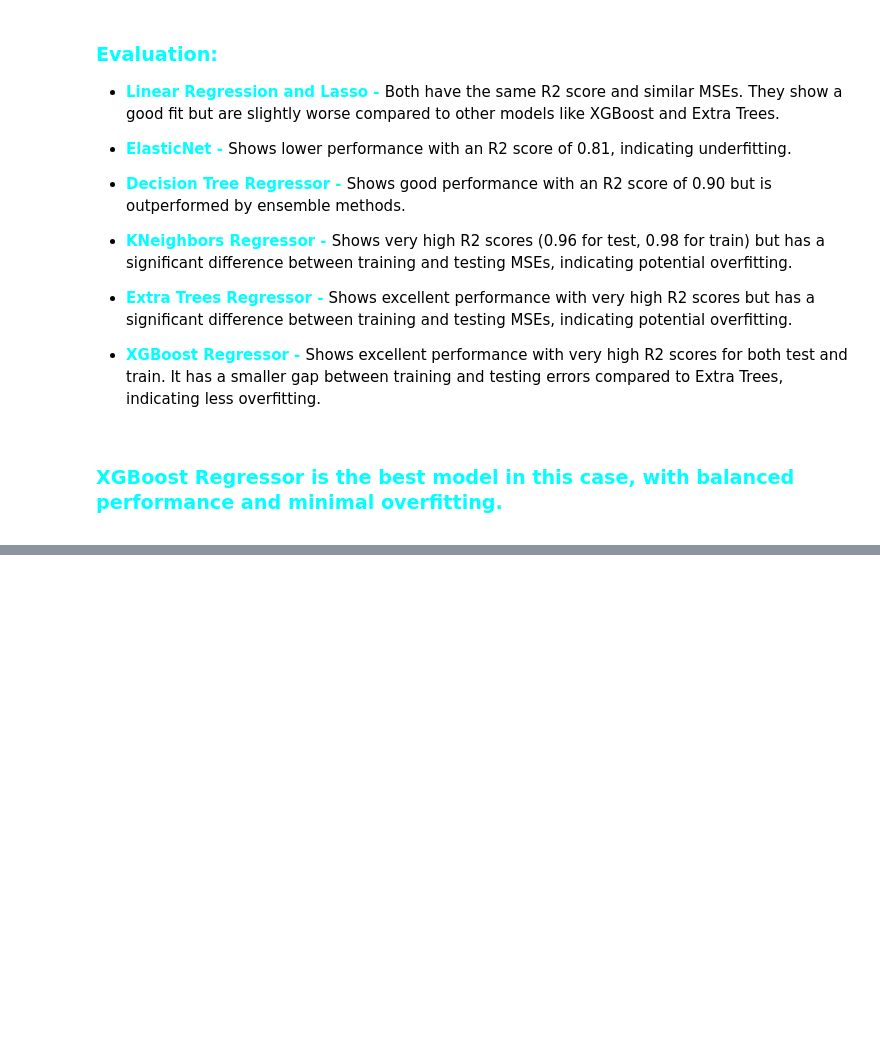
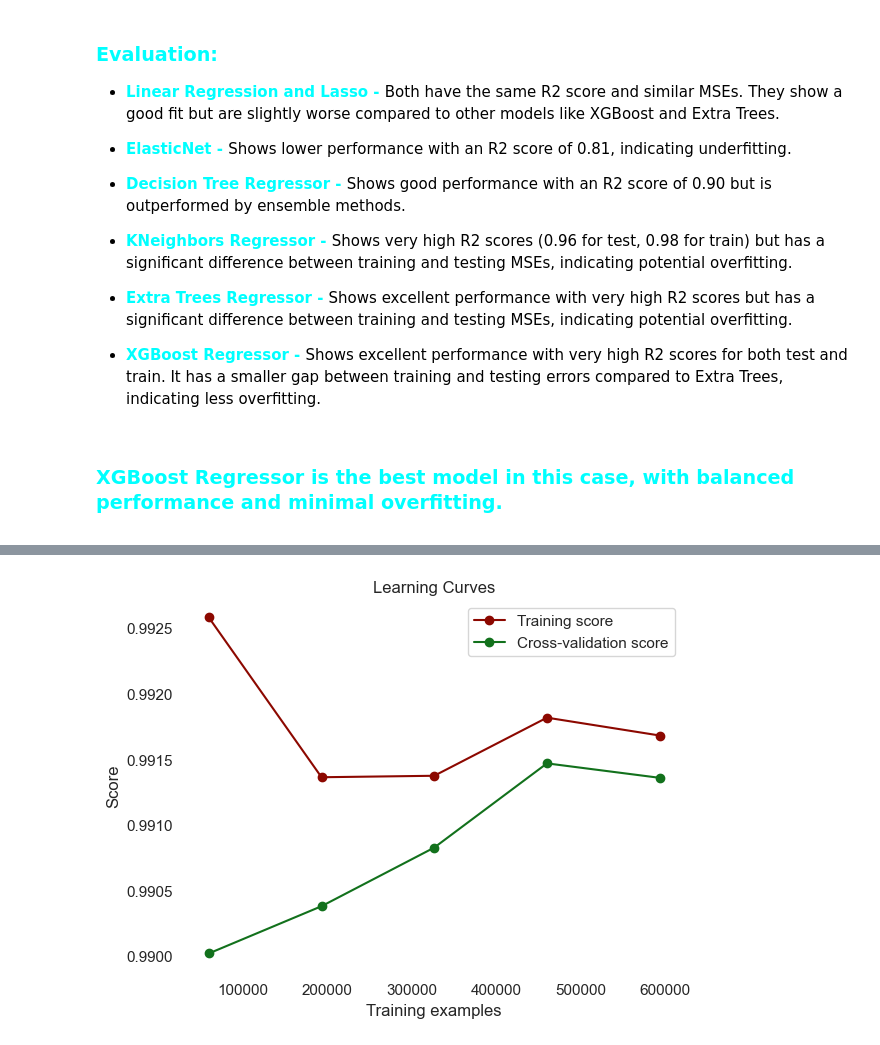
Before and after one commit to paranoid-nittix/Singapore-Resale-Flat-Prices-Predicting, a Jupyter notebook: preparing_for_modeling.ipynb, the cells around one changed output, grey strips where cells are left out. Saved outputs shown, nothing was run; the diff lists cells and outputs as text; code cells hidden in the pictures; blank space fills up the shorter version.

```diff
--- a/preparing_for_modeling.ipynb
+++ b/preparing_for_modeling.ipynb
@@ -795,7 +821,7 @@ print(f"XGB Best Score - {xgb_grid.best_score_}\n\nXGB Best Params - {xgb_grid.b
 # %%
 start_time = time.time()
 
-XGB_model = XGBRegressor(learning_rate=0.28, max_depth=8, n_estimators=400, n_jobs=-1, random_state=42,)
+XGB_model = XGBRegressor(learning_rate=.6, max_depth=5, n_jobs=-1, random_state=42, gamma=1, alpha=1)
 
 XGB_model.fit(x_train,y_train)
 
@@ -862,3 +890,19 @@ import os
 os.makedirs('pkls', exist_ok=True)
 with open(r'pkls/XGB_model.pkl', 'wb') as f:
     pickle.dump(XGB_model,f)
+# %%
+from sklearn.model_selection import learning_curve
+import matplotlib.pyplot as plt
+
+train_sizes, train_scores, valid_scores = learning_curve(XGB_model, x_train, y_train, cv=5)
+
+plt.figure()
+plt.plot(train_sizes, train_scores.mean(axis=1), 'o-', color="r", label="Training score")
+plt.plot(train_sizes, valid_scores.mean(axis=1), 'o-', color="g", label="Cross-validation score")
+plt.title("Learning Curves")
+plt.xlabel("Training examples")
+plt.ylabel("Score")
+plt.legend(loc="best")
+plt.show()
+# %% [output]
+[figure, added]
```
Also changed, not shown: parts of 37 cells of this notebook, 6 other files.
